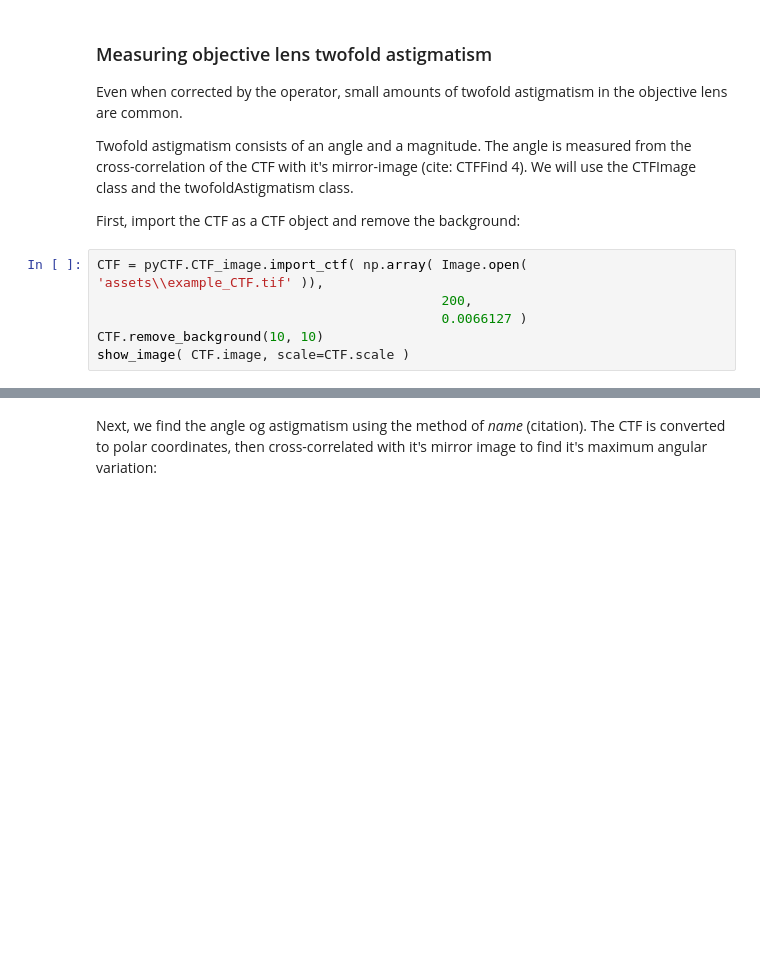
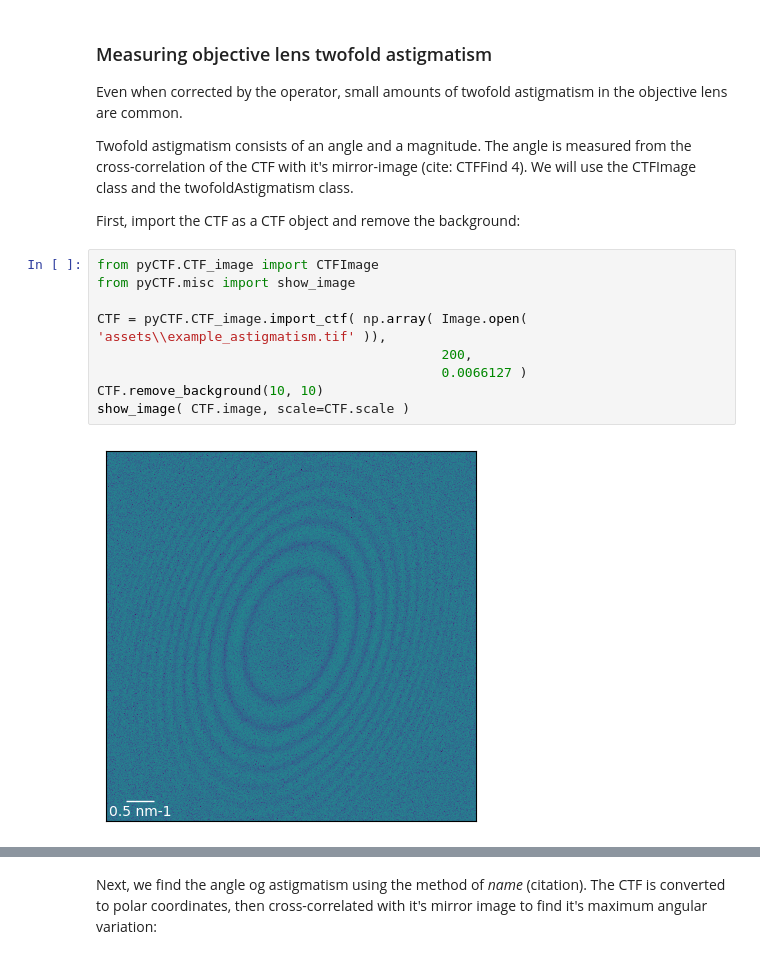
Before and after one commit to benweare/pyCTF, a Jupyter notebook: pyCTF_examples.ipynb, the cells around one changed output, grey strips where cells are left out. Drawn from its saved outputs; the diff is of its cells as text; blank space fills up the shorter version.

```diff
--- a/pyCTF_examples.ipynb
+++ b/pyCTF_examples.ipynb
@@ -172,8 +171,13 @@ Twofold astigmatism consists of an angle and a magnitude. The angle is measured
 
 First, import the CTF as a CTF object and remove the background:
 # %%
-CTF = pyCTF.CTF_image.import_ctf( np.array( Image.open( 'assets\\example_CTF.tif' )),
+from pyCTF.CTF_image import CTFImage
+from pyCTF.misc import show_image
+
+CTF = pyCTF.CTF_image.import_ctf( np.array( Image.open( 'assets\\example_astigmatism.tif' )),
 											200,
 											0.0066127 )
 CTF.remove_background(10, 10)
 show_image( CTF.image, scale=CTF.scale )
+# %% [output]
+[figure, added]
```
Also changed, not shown: parts of 4 cells of this notebook, 1 other file.
